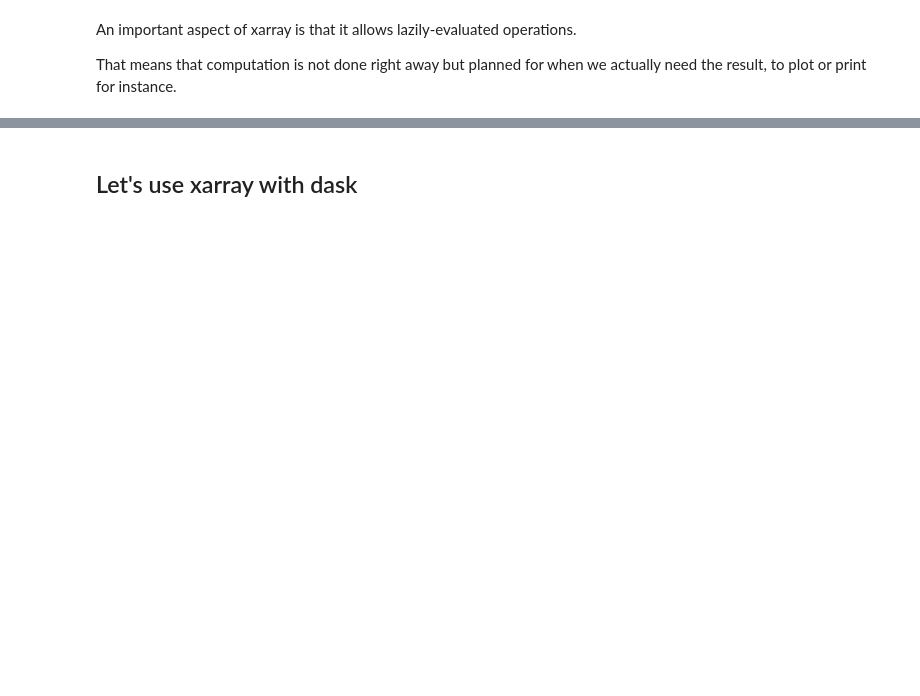
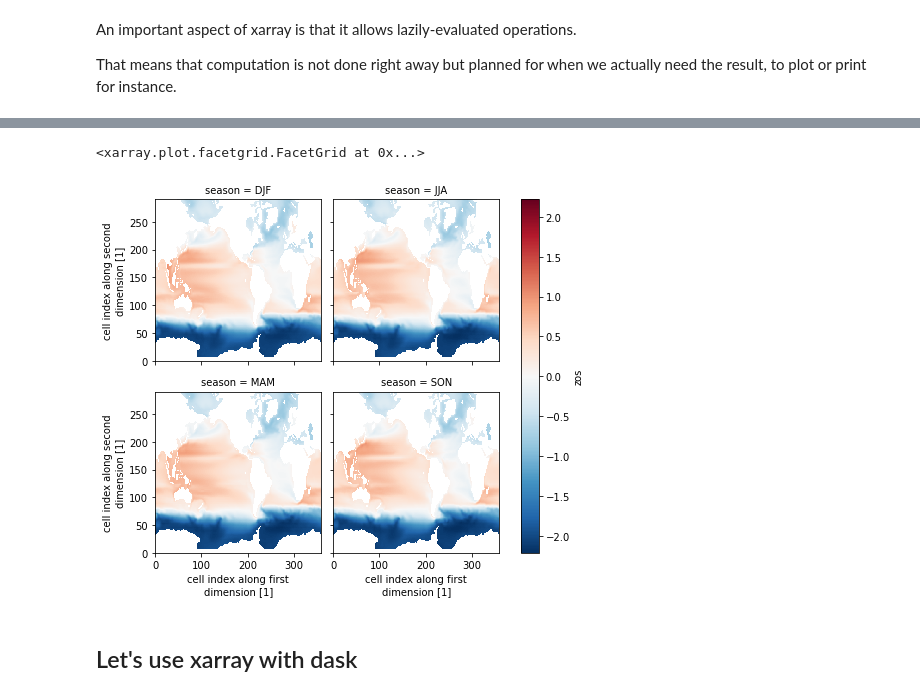
Before and after one commit to demo-dask-grenoble2023/demo-DRAKKAR, a Jupyter notebook: Filled.ipynb, the cells around one changed output, grey strips where cells are left out. Drawn from its saved outputs; the diff is of its cells as text; code cells hidden in the pictures; blank space fills up the shorter version.

```diff
--- a/Filled.ipynb
+++ b/Filled.ipynb
@@ -310,0 +246,6 @@ Coordinates:
+# %%
+%%time
+# A more complex operation : seasonal mean
+ssh_seasonal = ds['zos'].groupby("time.season").mean()
+ssh_seasonal.plot(col="season", col_wrap=2)
+# %% [output]
@@ -311,3 +254,5 @@ Coordinates:
+<xarray.plot.facetgrid.FacetGrid at 0x...>
+[figure, added]
 # %% [markdown]
 ## Let's use xarray with dask
 # %%
```
Also changed, not shown: parts of 30 cells of this notebook, 1 other file.
